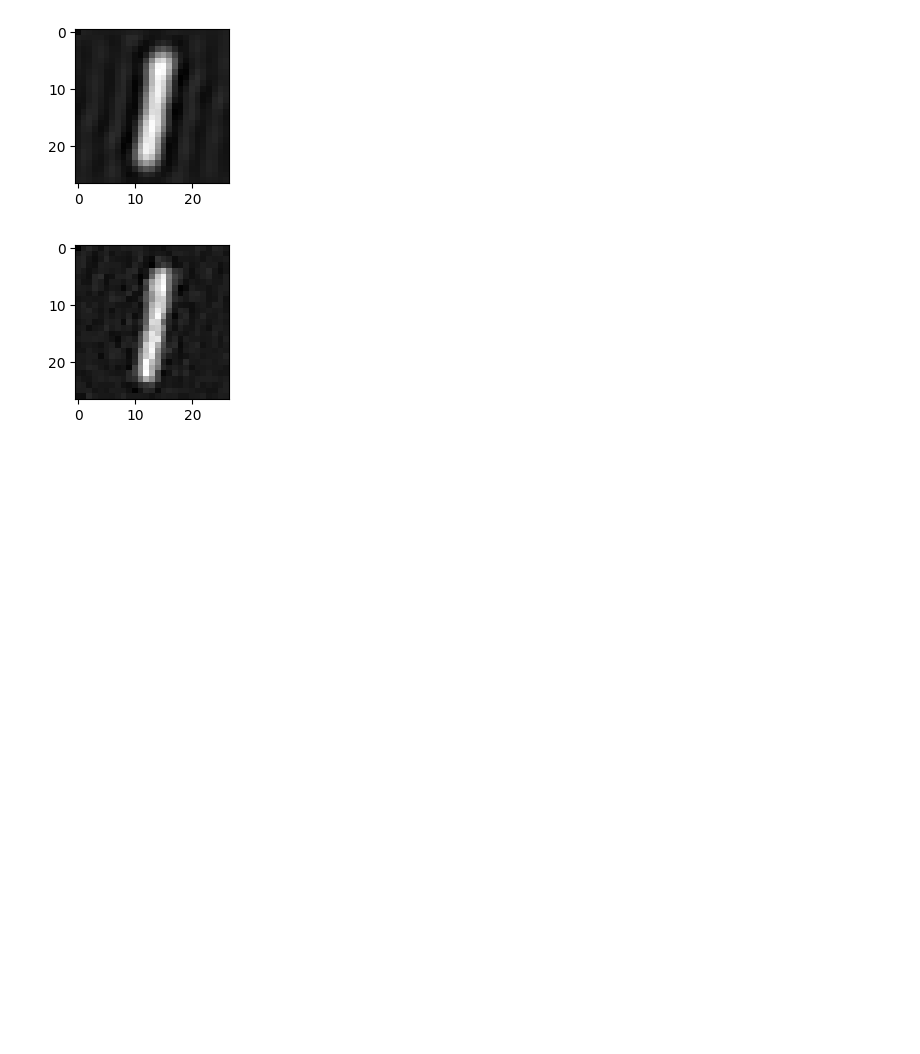
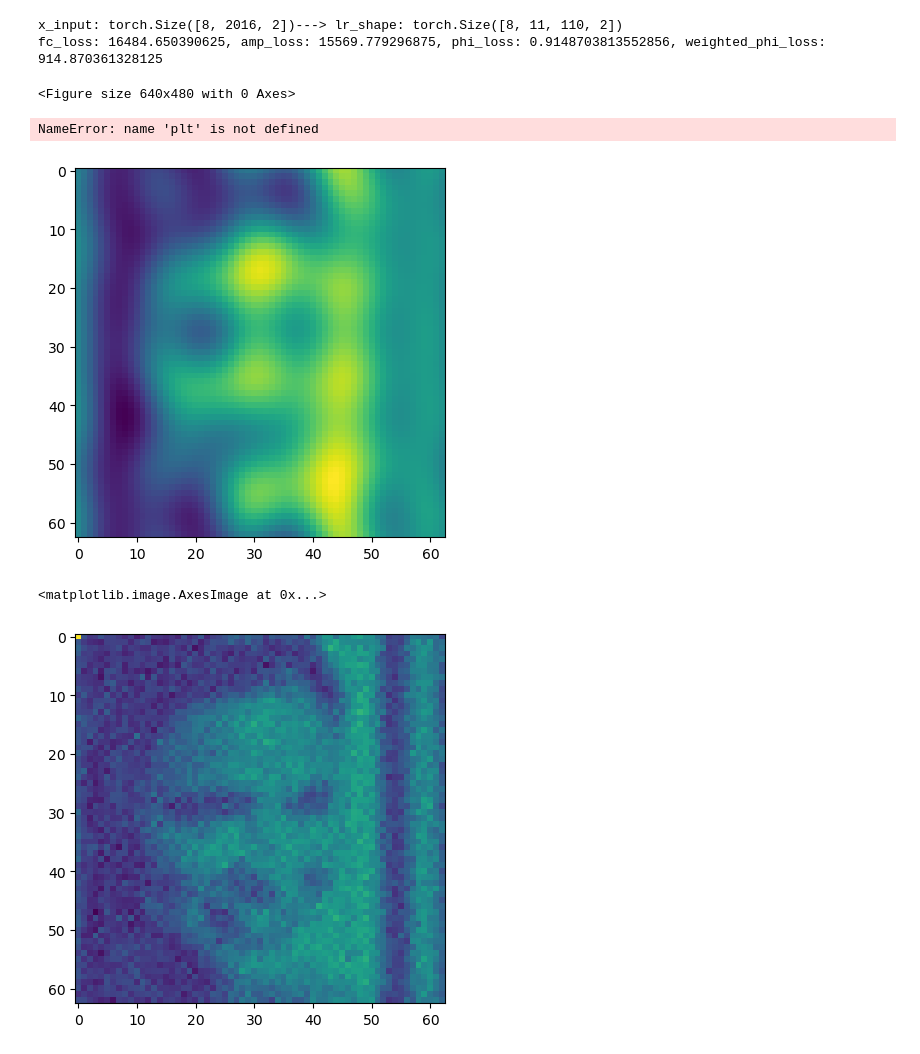
Before and after one commit to AmanKukde/FourierImageTransformer, a Jupyter notebook: my_new.ipynb, the cells around one changed output. Cells and saved outputs as stored; diff of their text form; code cells hidden in the pictures; blank space fills up the shorter version.

Commit message:
1. Changed the job job_script 2. Major changes to forward and forward_i 3. Bumped up layers of predictor; reason: min and max value of pred was being controlled by x_input and being restricted.

```diff
--- a/my_new.ipynb
+++ b/my_new.ipynb
@@ -147,13 +249,41 @@ b = torch.load('/home/aman.kukde/Projects/FourierImageTransformer/inference_resu
+# %%
+for fc, (mag_min, mag_max) in dm.test_dataloader():
+        break
+
+fc = fc.to('cuda')
+mag_min = mag_min.to('cuda')
+mag_max = mag_max.to('cuda')
+fc = fc[:, model.dst_flatten_order]
+x_input = fc.clone()
+
+with torch.no_grad():
+    pred = model.sres.forward_i(x_input)
+    fc_loss, amp_loss, phi_loss,weighted_phi_loss = model.criterion(pred, fc, mag_min, mag_max)
+    print(f'fc_loss: {fc_loss}, amp_loss: {amp_loss}, phi_loss: {phi_loss}, weighted_phi_loss: {weighted_phi_loss}')
+fig = plt.figure()
+lowres = x_input.clone()
+lowres[:, model.input_seq_length:] = fc.min()
+# lowres[:] = 0
+pred_img = model.convert2img(fc=pred, mag_min=mag_min, mag_max=mag_max)
+lowres_img = model.convert2img(fc=lowres, mag_min=mag_min, mag_max=mag_max)
+gt_img = model.convert2img(fc=fc, mag_min=mag_min, mag_max=mag_max)
+# %% [output]
+x_input: torch.Size([8, 2016, 2])---> lr_shape: torch.Size([8, 11, 110, 2])
+fc_loss: 16484.650390625, amp_loss: 15569.779296875, phi_loss: 0.9148703813552856, weighted_phi_loss: 914.870361328125
+<Figure size 640x480 with 0 Axes>
+# %%
+plt.imshow(gt_img[4].cpu().numpy(), cmap = 'gray');plt.show()
+plt.imshow(lowres_img[4].cpu().numpy(), cmap = 'gray');plt.show()
+plt.imshow(pred_img[4].cpu().numpy(), cmap = 'gray');plt.show()
+# %% [output]
+NameError: name 'plt' is not defined
 # %%
-plt.figure(figsize = (2,2))
-plt.imshow(lowres_img.cpu().numpy()[0], cmap = 'gray')
-plt.show()
-plt.figure(figsize = (2,2))
-plt.imshow(pred_img.cpu().numpy()[0], cmap = 'gray')
-plt.show()
+plt.imshow(lowres_img[4].cpu().numpy());plt.show()
+plt.imshow(pred_img[4].cpu().numpy())
 # %% [output]
-[figure, old version]
+[figure, new version]
+<matplotlib.image.AxesImage at 0x...>
-[figure, old version]
+[figure, new version]
 # %%
 def predict_one_test_batch(no_of_images = 5, fwd = True):
     i = 0
```
Also changed, not shown: parts of 17 cells of this notebook, 7 other files.
